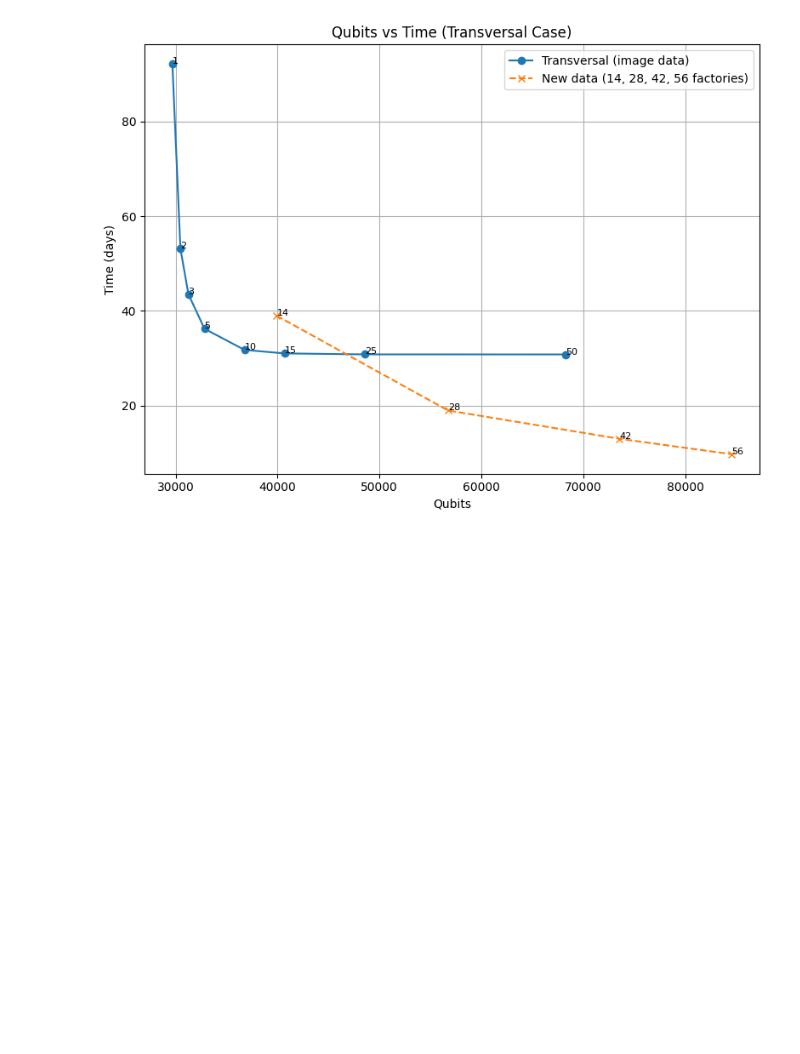
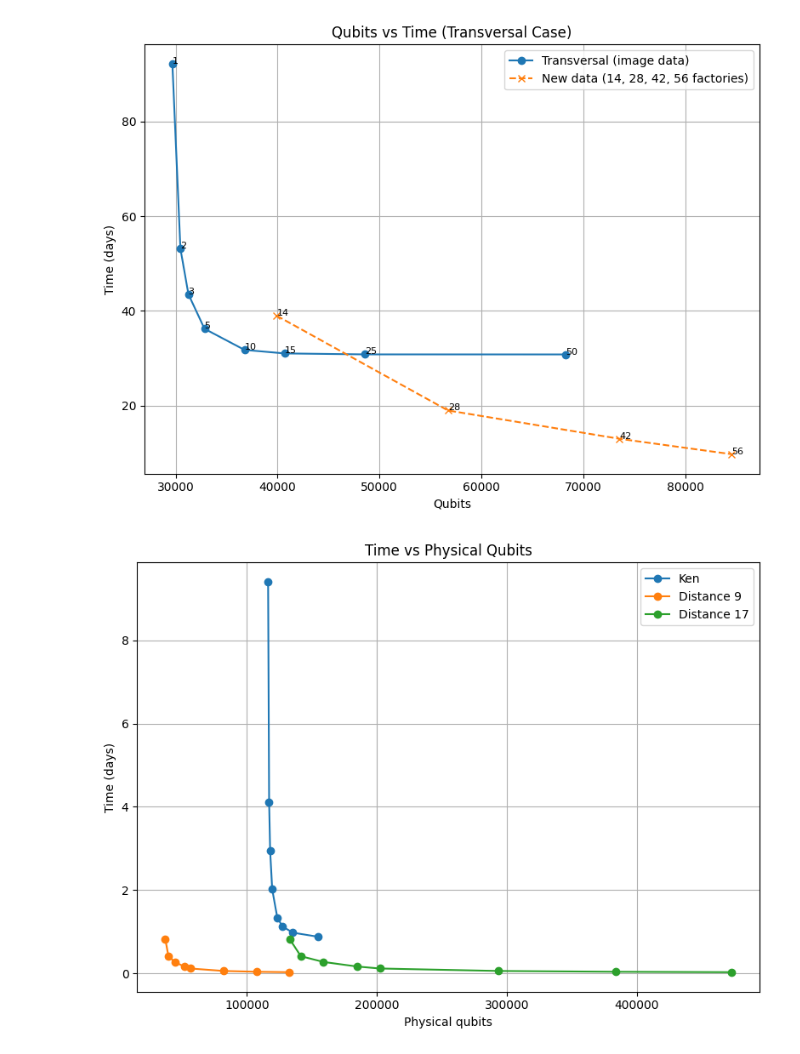
Before and after one commit to NQCP/NQCP-AA-git-zx-compiler, a Jupyter notebook: logical_circuit.ipynb, the cells around one changed output. Drawn from its saved outputs; the diff is of its cells as text; code cells hidden in the pictures; blank space fills up the shorter version.

Commit message:
latest changes inclusing fermi hubbard simulations

```diff
--- a/logical_circuit.ipynb
+++ b/logical_circuit.ipynb
@@ -665,3 +666,30 @@ plt.tight_layout()
 plt.show()
 # %% [output]
 [figure]
+# %%
+import matplotlib.pyplot as plt
+import pandas as pd
+
+df = pd.DataFrame({
+    "qubits_fermi_ken": [116387, 117174, 117961, 119535, 123470, 127405, 135275, 154950],
+    "time_ken_days": [9.4, 4.12, 2.95, 2.02, 1.34, 1.13, 0.98, 0.88],
+    "physical_qubits_dist9": [37260, 39690, 44550, 51840, 56700, 82296, 107568, 132516],
+    "time_dist9_days": [0.826388889, 0.413194444, 0.275462963, 0.165277778, 0.118055556, 0.058759491, 0.039172917, 0.029379861],
+    "physical_qubits_dist17": [132940, 141610, 158950, 184960, 202300, 293624, 383792, 472804],
+    "time_dist17_days": [0.826388889, 0.413194444, 0.275462963, 0.165277778, 0.118055556, 0.058759491, 0.039172917, 0.029379861],
+})
+
+plt.figure(figsize=(8, 6))
+plt.plot(df["qubits_fermi_ken"], df["time_ken_days"], marker='o', label="Ken")
+plt.plot(df["physical_qubits_dist9"], df["time_dist9_days"], marker='o', label="Distance 9")
+plt.plot(df["physical_qubits_dist17"], df["time_dist17_days"], marker='o', label="Distance 17")
+
+plt.xlabel("Physical qubits")
+plt.ylabel("Time (days)")
+plt.title("Time vs Physical Qubits")
+plt.legend()
+plt.grid(True)
+plt.tight_layout()
+plt.show()
+# %% [output]
+[figure, added]
```
Also changed, not shown: parts of 2 cells of this notebook, 13 other files.
